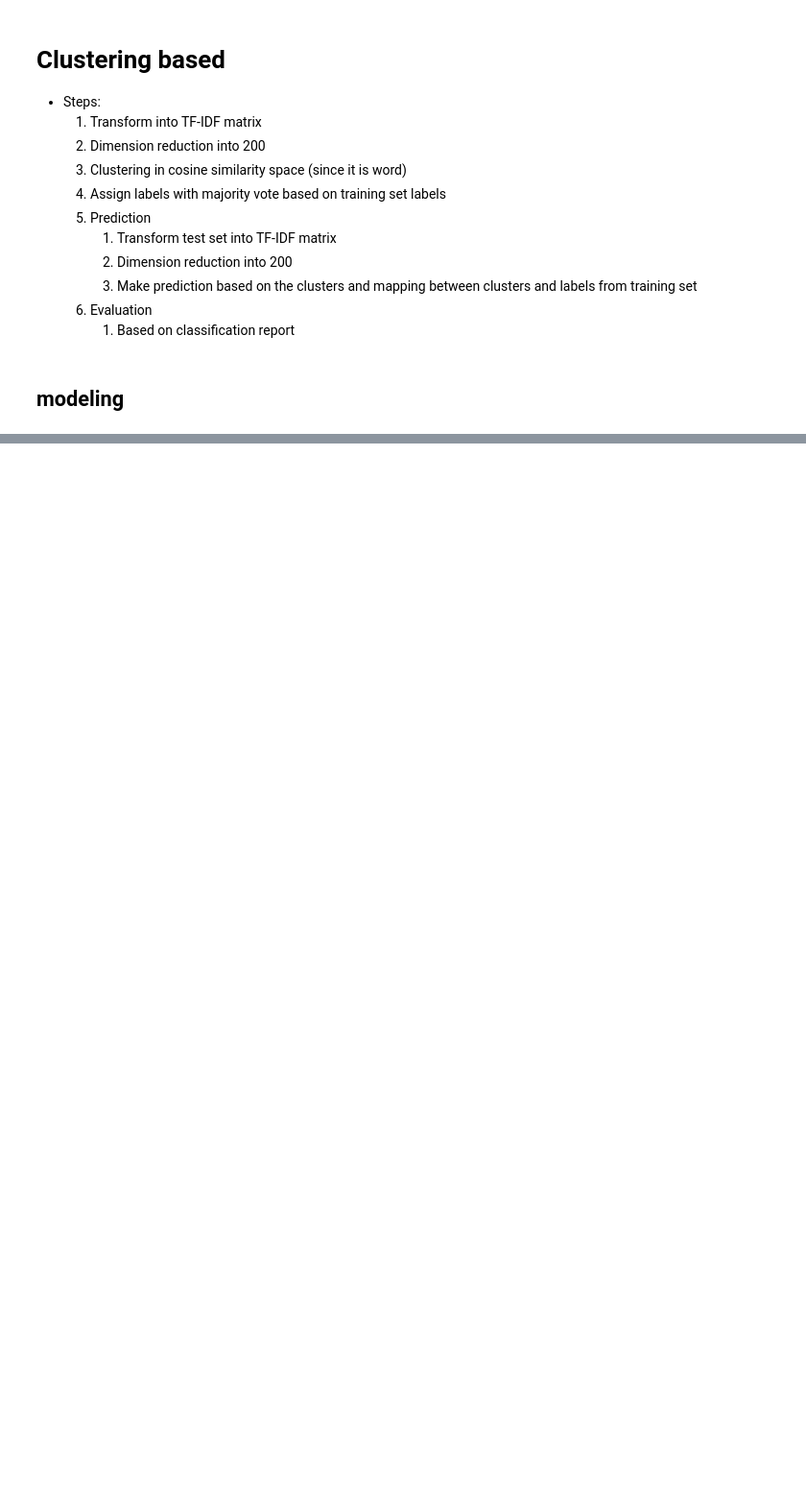
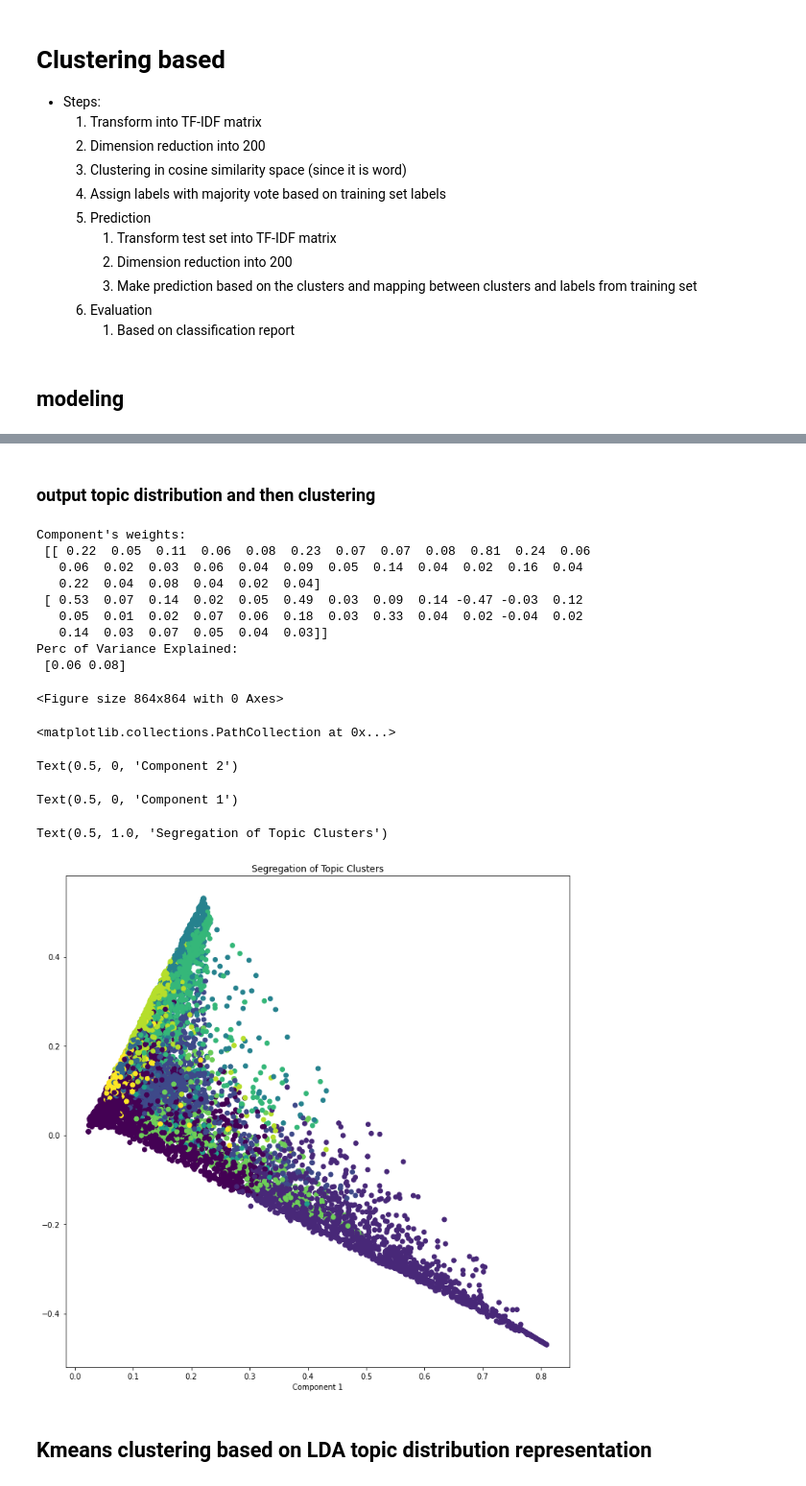
Before and after one commit to InscribeDeeper/Text-Classification, a Jupyter notebook: code/LDA_based_models_v2.ipynb, the cells around one changed output, grey strips where cells are left out. Shown: that part at 96% size. Cells and saved outputs as stored; diff of their text form; code cells hidden in the pictures; blank space fills up the shorter version.

Commit message:
Update clustering based model and integrated utils

```diff
--- a/code/LDA_based_models_v2.ipynb
+++ b/code/LDA_based_models_v2.ipynb
@@ -176,0 +76,4 @@ pred = pred_clustering_model(dtm_test, clusterer, clusters_to_labels)
+# %%
+dtm_train, dtm_test, word_to_idx, tfidf_vect = count_vectorizer(train_text, test_text, min_df=3, max_df=0.95)
+dtm_dense = dtm_train.todense()
+print("Sparsicity: ", ((dtm_dense > 0).sum()/dtm_dense.size)*100, "%")
@@ -176,0 +83,11 @@ pred = pred_clustering_model(dtm_test, clusterer, clusters_to_labels)
+# %%
+# Define Search Param
+search_params = {'n_components': [30], 'learning_decay': [.5]}
+lda = LatentDirichletAllocation(random_state = 10)
+model = GridSearchCV(lda, param_grid=search_params)
+model.fit(dtm_dense)
+
+best_lda_model = model.best_estimator_  # Best Model
+print("Best Model's Params: ", model.best_params_)
+print("Best Log Likelihood Score: ", model.best_score_)
+print("Model Perplexity: ", best_lda_model.perplexity(dtm_dense))
@@ -176,0 +103,2 @@ pred = pred_clustering_model(dtm_test, clusterer, clusters_to_labels)
+# %%
+lda_output = best_lda_model.transform(dtm_dense)
@@ -202,0 +222,45 @@ comp.sys.ibm.pc.hardware       0.41      0.40      0.41       392
+# %% [markdown]
+### output topic distribution and then clustering
+# %%
+# Construct the k-means clusters
+from sklearn.cluster import KMeans
+clusters = KMeans(n_clusters=10, random_state=100).fit_predict(lda_output)
+
+# Build the Singular Value Decomposition(SVD) model
+svd_model = TruncatedSVD(n_components=2)  # 2 components
+lda_output_svd = svd_model.fit_transform(lda_output)
+
+# X and Y axes of the plot using SVD decomposition
+x = lda_output_svd[:, 0]
+y = lda_output_svd[:, 1]
+
+# Weights for the 15 columns of lda_output, for each component
+print("Component's weights: \n", np.round(svd_model.components_, 2))
+
+# Percentage of total information in 'lda_output' explained by the two components
+print("Perc of Variance Explained: \n", np.round(svd_model.explained_variance_ratio_, 2))
+
+#
+plt.figure(figsize=(12, 12))
+plt.scatter(x, y, c=clusters)
+plt.xlabel('Component 2')
+plt.xlabel('Component 1')
+plt.title("Segregation of Topic Clusters", )
+# %% [output]
+Component's weights:
+ [[ 0.22  0.05  0.11  0.06  0.08  0.23  0.07  0.07  0.08  0.81  0.24  0.06
+   0.06  0.02  0.03  0.06  0.04  0.09  0.05  0.14  0.04  0.02  0.16  0.04
+   0.22  0.04  0.08  0.04  0.02  0.04]
+ [ 0.53  0.07  0.14  0.02  0.05  0.49  0.03  0.09  0.14 -0.47 -0.03  0.12
+   0.05  0.01  0.02  0.07  0.06  0.18  0.03  0.33  0.04  0.02 -0.04  0.02
+   0.14  0.03  0.07  0.05  0.04  0.03]]
+Perc of Variance Explained:
+ [0.06 0.08]
+<Figure size 864x864 with 0 Axes>
+<matplotlib.collections.PathCollection at 0x...>
+Text(0.5, 0, 'Component 2')
+Text(0.5, 0, 'Component 1')
+Text(0.5, 1.0, 'Segregation of Topic Clusters')
+[figure, added]
+# %% [markdown]
+## Kmeans clustering based on LDA topic distribution representation
```
Also changed, not shown: parts of 31 cells of this notebook, 13 other files.
